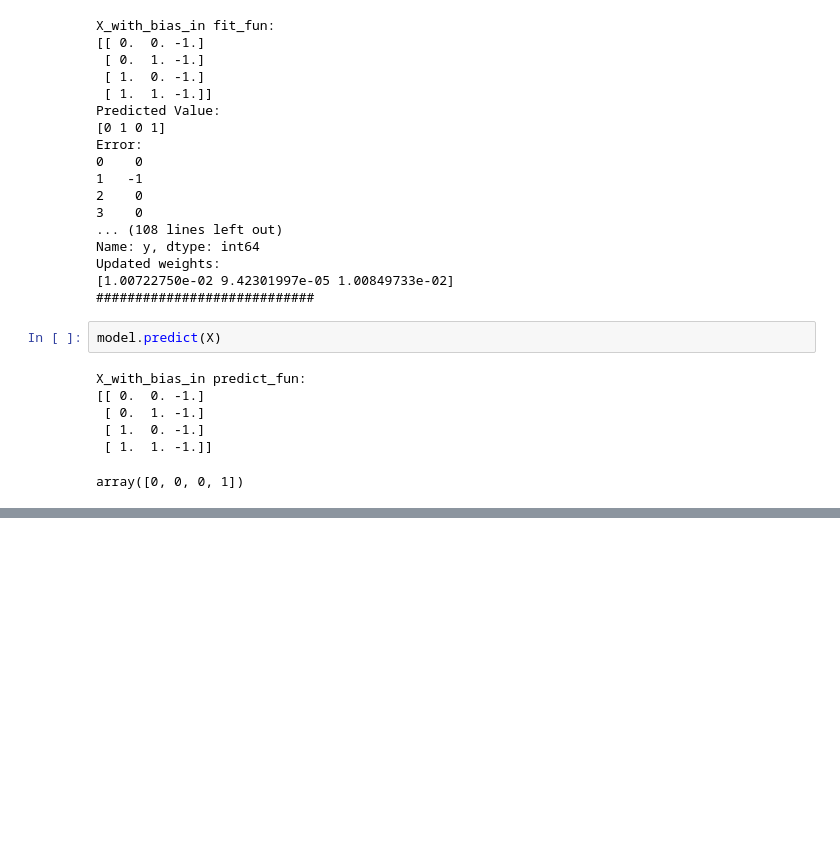
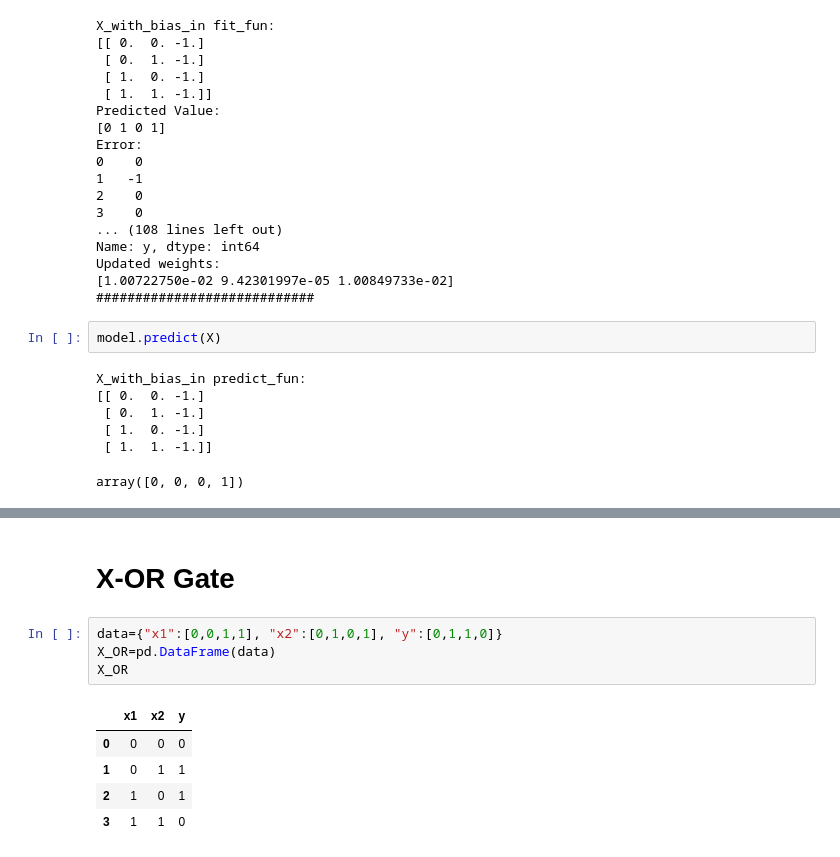
Before and after one commit to ds-fau-ck/DVC-Tensorflow, a Jupyter notebook: Neural_Network/Percptron.ipynb, the cells around one changed output, grey strips where cells are left out. Cells and saved outputs as stored; diff of their text form; blank space fills up the shorter version.

```diff
--- a/Neural_Network/Percptron.ipynb
+++ b/Neural_Network/Percptron.ipynb
@@ -109,0 +173,12 @@ array([0, 0, 0, 1])
+# %% [markdown]
+# X-OR Gate
+# %%
+data={"x1":[0,0,1,1], "x2":[0,1,0,1], "y":[0,1,1,0]}
+X_OR=pd.DataFrame(data)
+X_OR
+# %% [output]
+|  | x1 | x2 | y |
+| 0 | 0 | 0 | 0 |
+| 1 | 0 | 1 | 1 |
+| 2 | 1 | 0 | 1 |
+| 3 | 1 | 1 | 0 |
```
Also changed, not shown: parts of 15 cells of this notebook.
